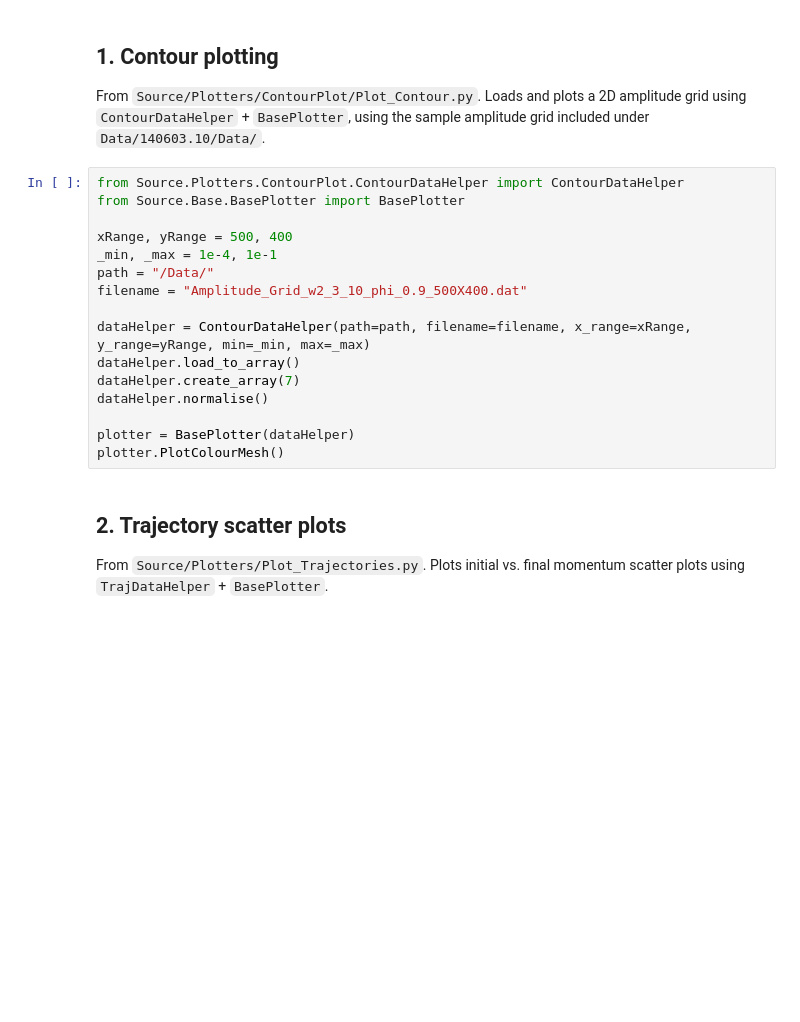
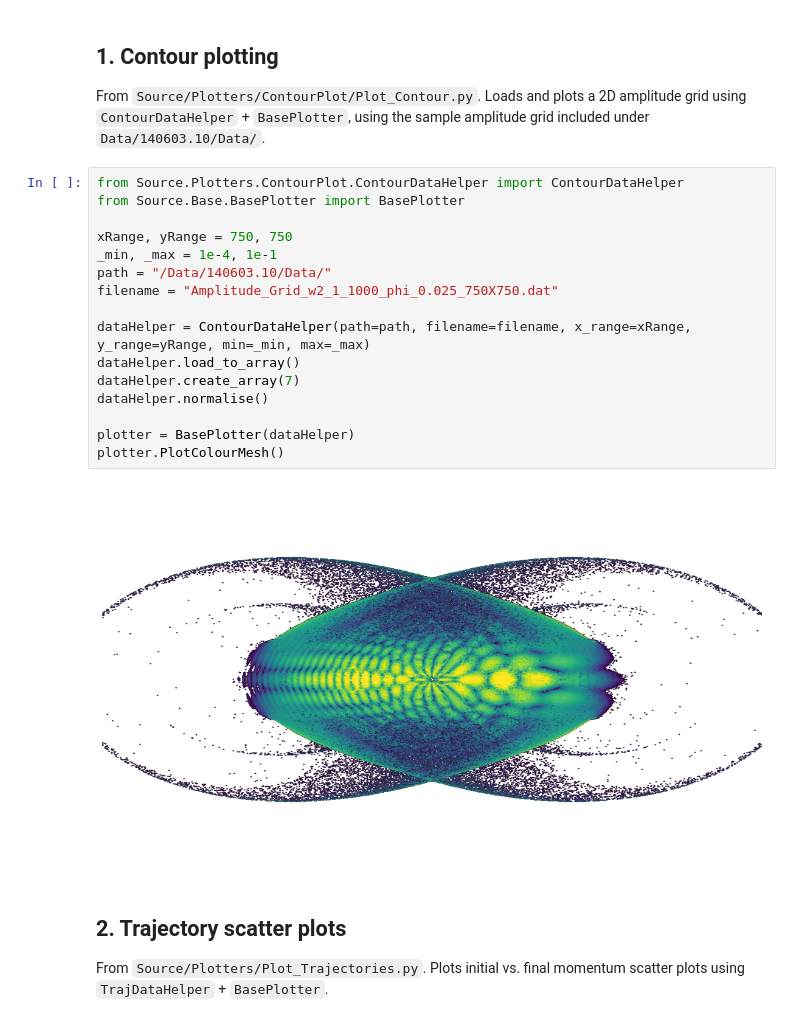
Before and after one commit to ucapbba/AttoPython, a Jupyter notebook: notebooks/example.ipynb, the cells around one changed output. Drawn from its saved outputs; the diff is of its cells as text; blank space fills up the shorter version.

```diff
--- a/notebooks/example.ipynb
+++ b/notebooks/example.ipynb
@@ -30,19 +30,21 @@ From `Source/Plotters/ContourPlot/Plot_Contour.py`. Loads and plots a 2D amplitu
 # %%
 from Source.Plotters.ContourPlot.ContourDataHelper import ContourDataHelper
 from Source.Base.BasePlotter import BasePlotter
 
-xRange, yRange = 500, 400
+xRange, yRange = 750, 750
 _min, _max = 1e-4, 1e-1
-path = "/Data/"
-filename = "Amplitude_Grid_w2_3_10_phi_0.9_500X400.dat"
+path = "/Data/140603.10/Data/"
+filename = "Amplitude_Grid_w2_1_1000_phi_0.025_750X750.dat"
 
 dataHelper = ContourDataHelper(path=path, filename=filename, x_range=xRange, y_range=yRange, min=_min, max=_max)
 dataHelper.load_to_array()
 dataHelper.create_array(7)
 dataHelper.normalise()
 
 plotter = BasePlotter(dataHelper)
 plotter.PlotColourMesh()
+# %% [output]
+[figure, added]
 # %% [markdown]
 ## 2. Trajectory scatter plots
 
```
Also changed, not shown: 3 other files.
